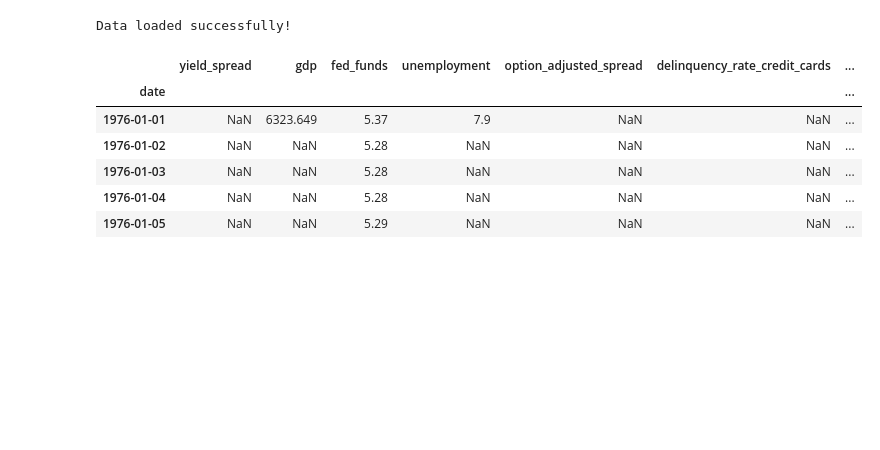
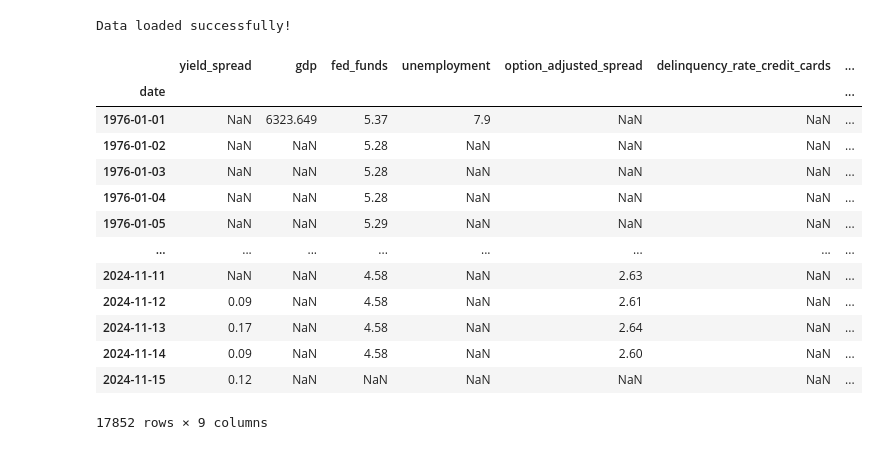
Before and after one commit to mrasmussen595/econ_indicator_analysis, a Jupyter notebook: analysis.ipynb, the cells around one changed output. Cells and saved outputs as stored; diff of their text form; code cells hidden in the pictures; blank space fills up the shorter version.

```diff
--- a/analysis.ipynb
+++ b/analysis.ipynb
@@ -21,18 +21,25 @@ from fred_visualizer import fred_visualize, fred_export
 # %%
 # Cell 2: Load Data
 df = fred_load()
 print("Data loaded successfully!")
 #Verify data loaded
-display(df.head())
+display(df)
 # %% [output]
 Data loaded successfully!
 |  | yield_spread | gdp | fed_funds | unemployment | option_adjusted_spread | delinquency_rate_credit_cards | ... |
 | date |  |  |  |  |  |  | ... |
 | 1976-01-01 | NaN | 6323.649 | 5.37 | 7.9 | NaN | NaN | ... |
 | 1976-01-02 | NaN | NaN | 5.28 | NaN | NaN | NaN | ... |
 | 1976-01-03 | NaN | NaN | 5.28 | NaN | NaN | NaN | ... |
 | 1976-01-04 | NaN | NaN | 5.28 | NaN | NaN | NaN | ... |
 | 1976-01-05 | NaN | NaN | 5.29 | NaN | NaN | NaN | ... |
+| ... | ... | ... | ... | ... | ... | ... | ... |
+| 2024-11-11 | NaN | NaN | 4.58 | NaN | 2.63 | NaN | ... |
+| 2024-11-12 | 0.09 | NaN | 4.58 | NaN | 2.61 | NaN | ... |
+| 2024-11-13 | 0.17 | NaN | 4.58 | NaN | 2.64 | NaN | ... |
+| 2024-11-14 | 0.09 | NaN | 4.58 | NaN | 2.60 | NaN | ... |
+| 2024-11-15 | 0.12 | NaN | NaN | NaN | NaN | NaN | ... |
+17852 rows × 9 columns
 # %%
 # Cell 3: Transform Data
 df = fred_transform(df, start_date='1996-12-31')
```
Also changed, not shown: parts of 2 cells of this notebook, 7 other files.
